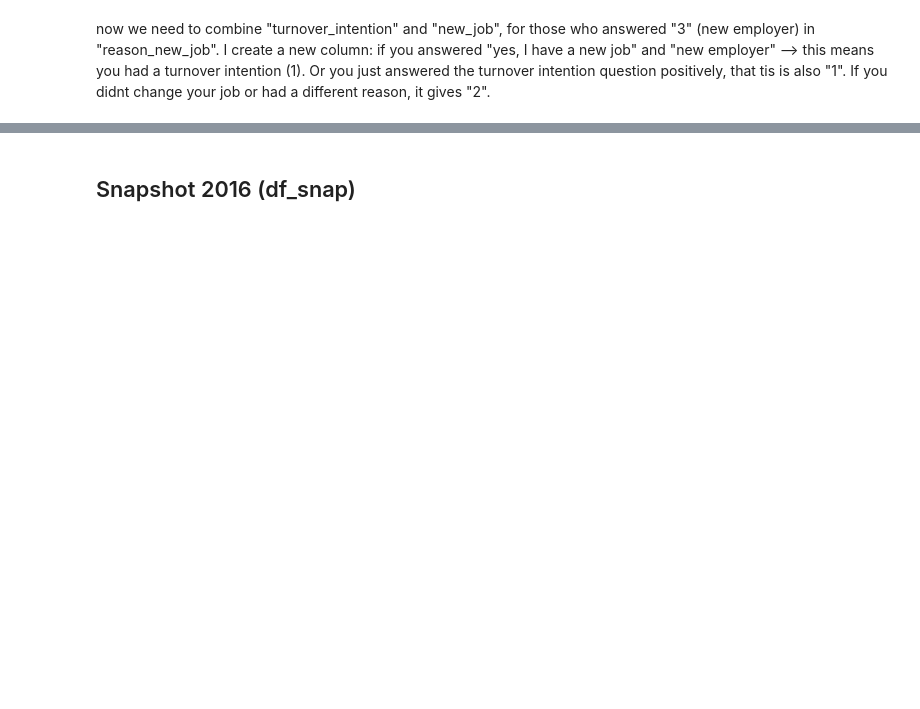
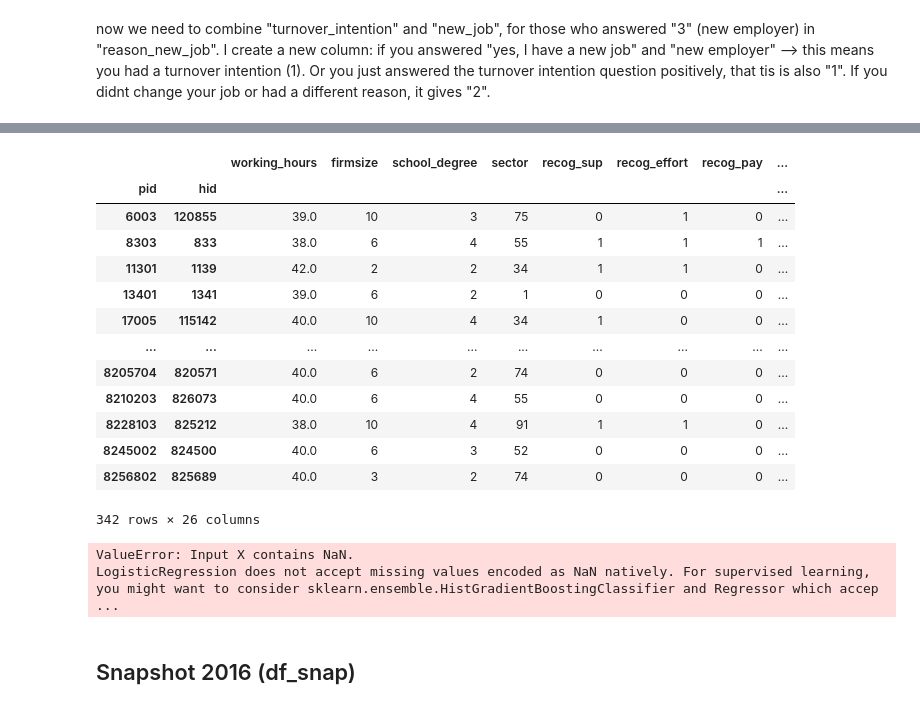
Before and after one commit to maxxxbb/ResearchModule, a Jupyter notebook: src/data_management/Datamanagement.ipynb, the cells around one changed output, grey strips where cells are left out. Drawn from its saved outputs; the diff is of its cells as text; code cells hidden in the pictures; blank space fills up the shorter version.

Commit message:
controls 2007, dropna

```diff
--- a/src/data_management/Datamanagement.ipynb
+++ b/src/data_management/Datamanagement.ipynb
@@ -473 +480,18 @@ nan_count
+# %%
+df1.dropna()
+# %% [output]
+|  |  | working_hours | firmsize | school_degree | sector | recog_sup | recog_effort | recog_pay | ... |
+| pid | hid |  |  |  |  |  |  |  | ... |
+| 6003 | 120855 | 39.0 | 10 | 3 | 75 | 0 | 1 | 0 | ... |
+| 8303 | 833 | 38.0 | 6 | 4 | 55 | 1 | 1 | 1 | ... |
+| 11301 | 1139 | 42.0 | 2 | 2 | 34 | 1 | 1 | 0 | ... |
+| 13401 | 1341 | 39.0 | 6 | 2 | 1 | 0 | 0 | 0 | ... |
+| 17005 | 115142 | 40.0 | 10 | 4 | 34 | 1 | 0 | 0 | ... |
+| ... | ... | ... | ... | ... | ... | ... | ... | ... | ... |
+| 8205704 | 820571 | 40.0 | 6 | 2 | 74 | 0 | 0 | 0 | ... |
+| 8210203 | 826073 | 40.0 | 6 | 4 | 55 | 0 | 0 | 0 | ... |
+| 8228103 | 825212 | 38.0 | 10 | 4 | 91 | 1 | 1 | 0 | ... |
+| 8245002 | 824500 | 40.0 | 6 | 3 | 52 | 0 | 0 | 0 | ... |
+| 8256802 | 825689 | 40.0 | 3 | 2 | 74 | 0 | 0 | 0 | ... |
+342 rows × 26 columns
 # %%
@@ -475,3 +500,22 @@ nan_count
+# %%
+from sklearn.linear_model import LogisticRegression
+
+
+# Select the predictor variables
+X = df1[["recog_sup", "avg_rec", "interaction", "gender", "age", "relative_salary"]]
+#"firmsize", "school_degree"
+
+# Select the target variable
+y = df1["all_turnover_intentions"]
+
+# Create a LogisticRegression model
+model = LogisticRegression()
+
+# Fit the model to the data
+model.fit(X, y)
+# %% [output]
+ValueError: Input X contains NaN.
+LogisticRegression does not accept missing values encoded as NaN natively. For supervised learning, you might want to consider sklearn.ensemble.HistGradientBoostingClassifier and Regressor which accep ...
 # %% [markdown]
 ## Snapshot 2016 (df_snap)
 # %%
```
Also changed, not shown: parts of 20 cells of this notebook.
